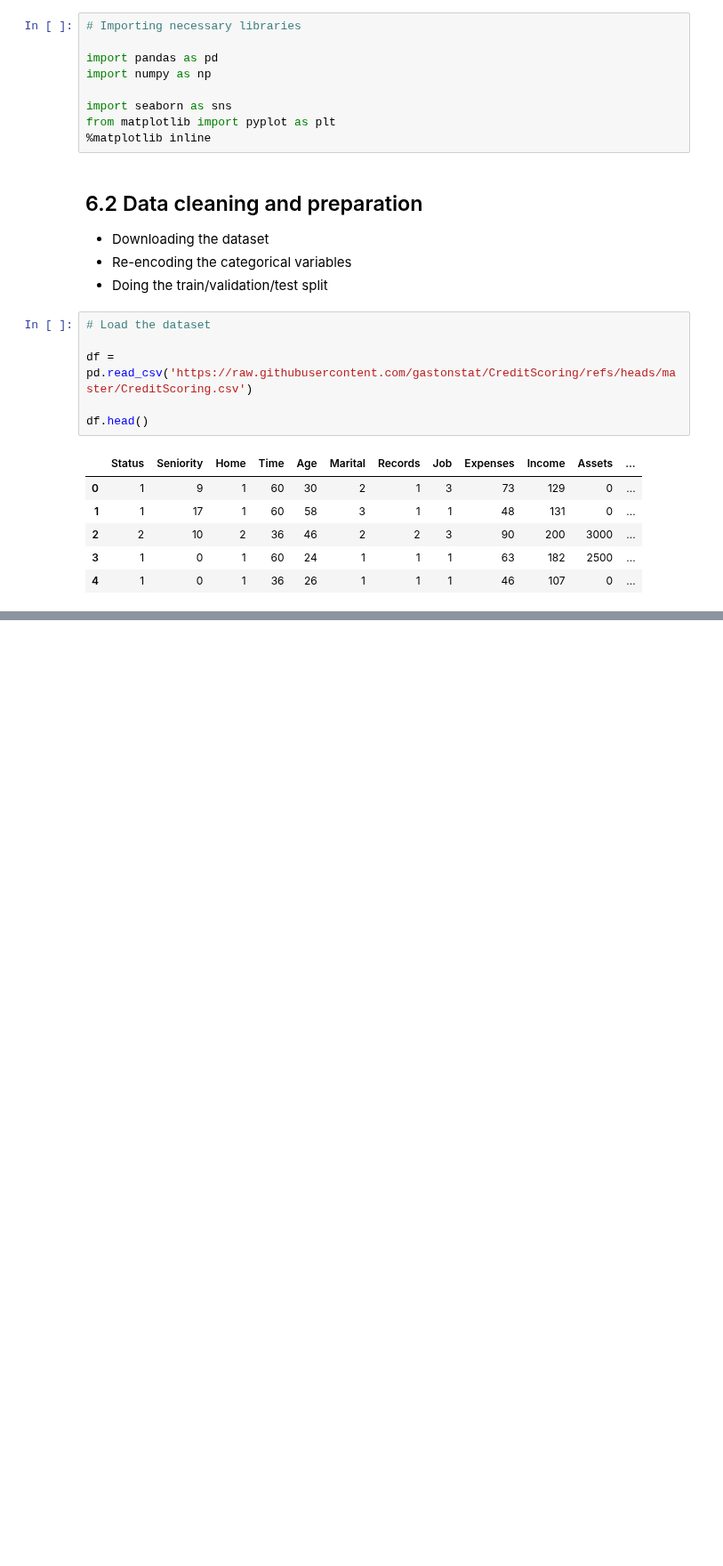
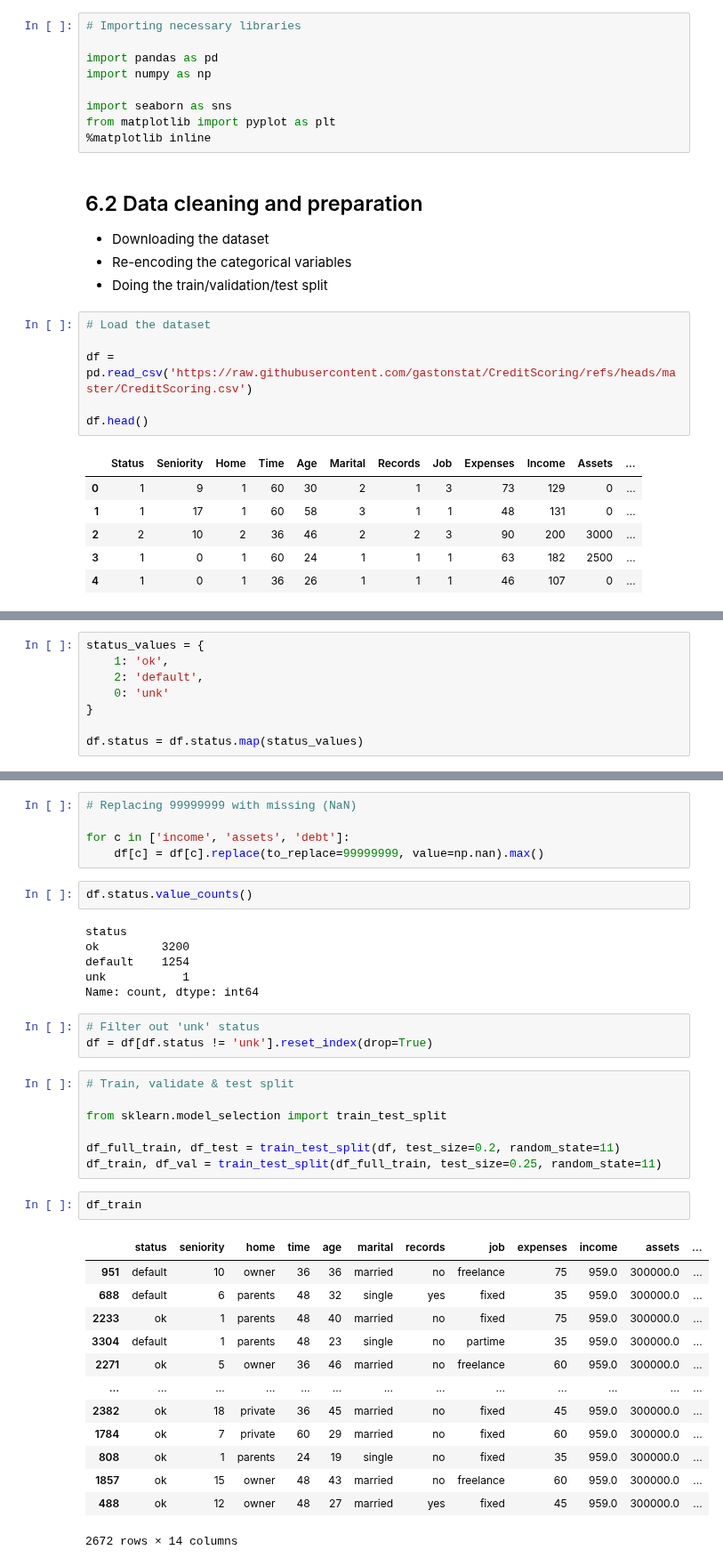
Before and after one commit to anormanangel/Machine-Learning-Zoomcamp, a Jupyter notebook: 06-Decision Trees/Credit Risk Scoring.ipynb, the cells around one changed output, grey strips where cells are left out. Shown at 89% size. Cells and saved outputs as stored; diff of their text form; blank space fills up the shorter version.

```diff
--- a/06-Decision Trees/Credit Risk Scoring.ipynb
+++ b/06-Decision Trees/Credit Risk Scoring.ipynb
@@ -37,0 +51,8 @@ df.head()
+# %%
+status_values = {
+    1: 'ok',
+    2: 'default',
+    0: 'unk'
+}
+
+df.status = df.status.map(status_values)
@@ -37,0 +130,39 @@ df.head()
+# %%
+# Replacing 99999999 with missing (NaN)
+
+for c in ['income', 'assets', 'debt']:
+    df[c] = df[c].replace(to_replace=99999999, value=np.nan).max()
+# %%
+df.status.value_counts()
+# %% [output]
+status
+ok         3200
+default    1254
+unk           1
+Name: count, dtype: int64
+# %%
+# Filter out 'unk' status
+df = df[df.status != 'unk'].reset_index(drop=True)
+# %%
+# Train, validate & test split
+
+from sklearn.model_selection import train_test_split
+
+df_full_train, df_test = train_test_split(df, test_size=0.2, random_state=11)
+df_train, df_val = train_test_split(df_full_train, test_size=0.25, random_state=11)
+# %%
+df_train
+# %% [output]
+|  | status | seniority | home | time | age | marital | records | job | expenses | income | assets | ... |
+| 951 | default | 10 | owner | 36 | 36 | married | no | freelance | 75 | 959.0 | 300000.0 | ... |
+| 688 | default | 6 | parents | 48 | 32 | single | yes | fixed | 35 | 959.0 | 300000.0 | ... |
+| 2233 | ok | 1 | parents | 48 | 40 | married | no | fixed | 75 | 959.0 | 300000.0 | ... |
+| 3304 | default | 1 | parents | 48 | 23 | single | no | partime | 35 | 959.0 | 300000.0 | ... |
+| 2271 | ok | 5 | owner | 36 | 46 | married | no | freelance | 60 | 959.0 | 300000.0 | ... |
+| ... | ... | ... | ... | ... | ... | ... | ... | ... | ... | ... | ... | ... |
+| 2382 | ok | 18 | private | 36 | 45 | married | no | fixed | 45 | 959.0 | 300000.0 | ... |
+| 1784 | ok | 7 | private | 60 | 29 | married | no | fixed | 60 | 959.0 | 300000.0 | ... |
+| 808 | ok | 1 | parents | 24 | 19 | single | no | fixed | 35 | 959.0 | 300000.0 | ... |
+| 1857 | ok | 15 | owner | 48 | 43 | married | no | freelance | 60 | 959.0 | 300000.0 | ... |
+| 488 | ok | 12 | owner | 48 | 27 | married | yes | fixed | 45 | 959.0 | 300000.0 | ... |
+2672 rows × 14 columns
```
Also changed, not shown: parts of 11 cells of this notebook.
